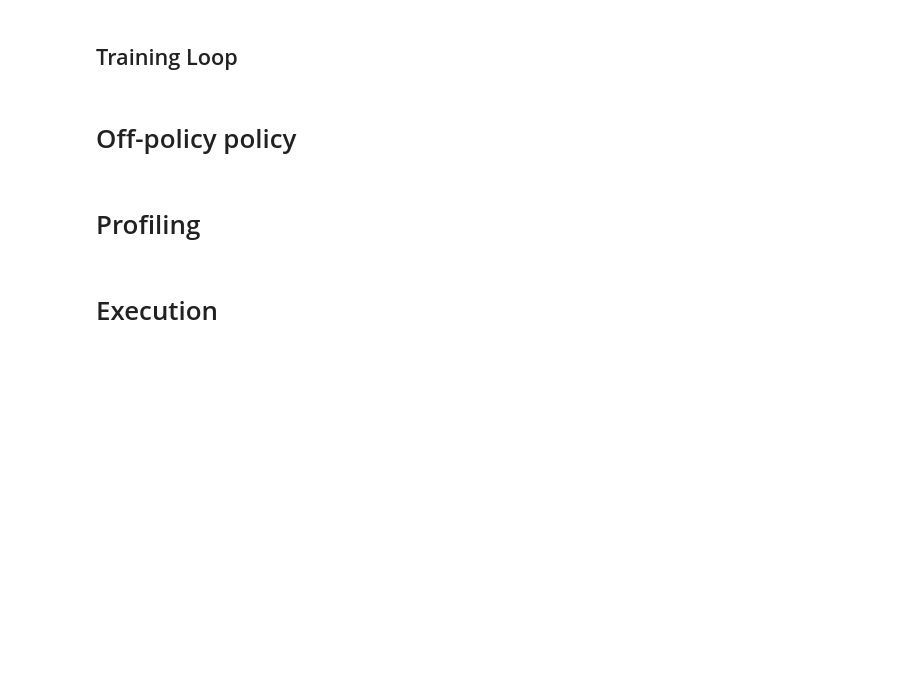
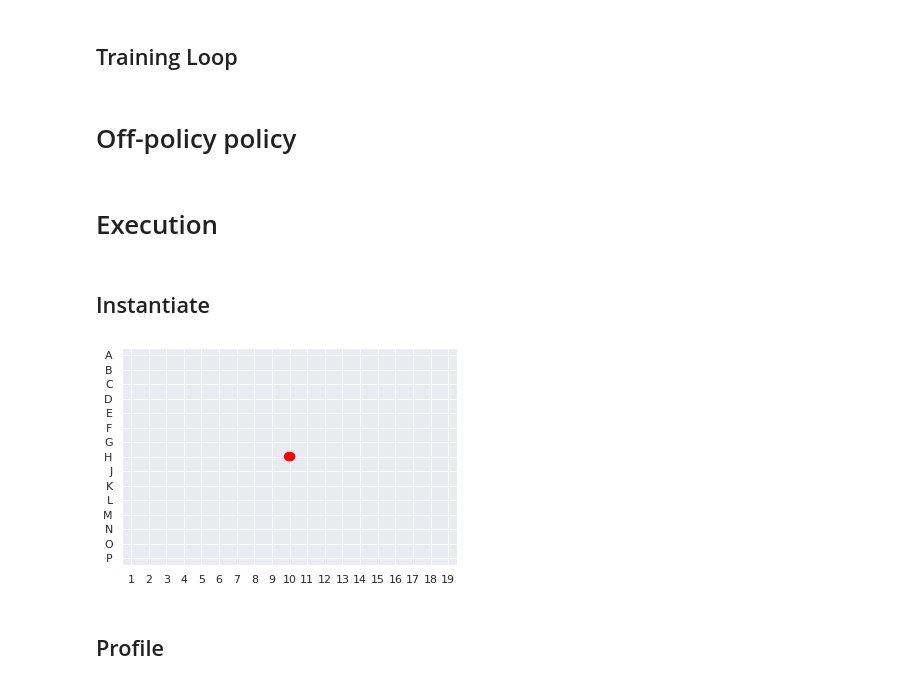
Before and after one commit to rcharan/phutball, a Jupyter notebook: pytorch-implementation/model-training.ipynb, the cells around one changed output. Saved outputs shown, nothing was run; the diff lists cells and outputs as text; code cells hidden in the pictures; blank space fills up the shorter version.

```diff
--- a/pytorch-implementation/model-training.ipynb
+++ b/pytorch-implementation/model-training.ipynb
@@ -172,7 +204,7 @@ class AlternatingTDLambda(Optimizer):
     self.lamda = lamda # Note alternate spelling (I didn't make it up!)
     defaults   = dict(alpha = alpha, lamda = lamda)
 
-    super(TDLambda, self).__init__(parameters, defaults)
+    super(AlternatingTDLambda, self).__init__(parameters, defaults)
 
   @torch.no_grad()
   def step(self, delta, update_trace = True):
@@ -248,8 +280,8 @@ class AlternatingTDLambda(Optimizer):
     Returns score.item() as a convenience
     '''
     self._zero_trace()
-    score.backwards()
-    self.update_trace()
+    score.backward()
+    self._update_trace()
     self.zero_grad()
     return score.item()
 # %% [markdown]
@@ -449,9 +482,7 @@ class EpsilonGreedy:
     self.epsilon = epsilon
 
   def __call__(self, num_options):
-    if np.random.random() < epsilon:
+    if np.random.random() < self.epsilon:
       return np.random.randint(0, num_options)
     else:
       return None
-# %% [markdown]
-# Profiling
@@ -460,11 +489,17 @@ get_next_move_training(initial_state, profile = 2)
 # %% [markdown]
 # Execution
+# %% [markdown]
+## Instantiate
 # %%
 get_placements = create_placement_getter(device)
-epsilon_greedy = epsilon_greedy(0.1)
+epsilon_greedy = EpsilonGreedy(0.1)
 
 model = TDConway(config).to(device)
 optimizer = AlternatingTDLambda(model.parameters(), 0.01, 0.9)
 
 initial_state = create_state('H10').to(device)
 visualize_state(initial_state)
+# %% [output]
+[figure, added]
+# %% [markdown]
+## Profile
```
Also changed, not shown: parts of 12 cells of this notebook.
